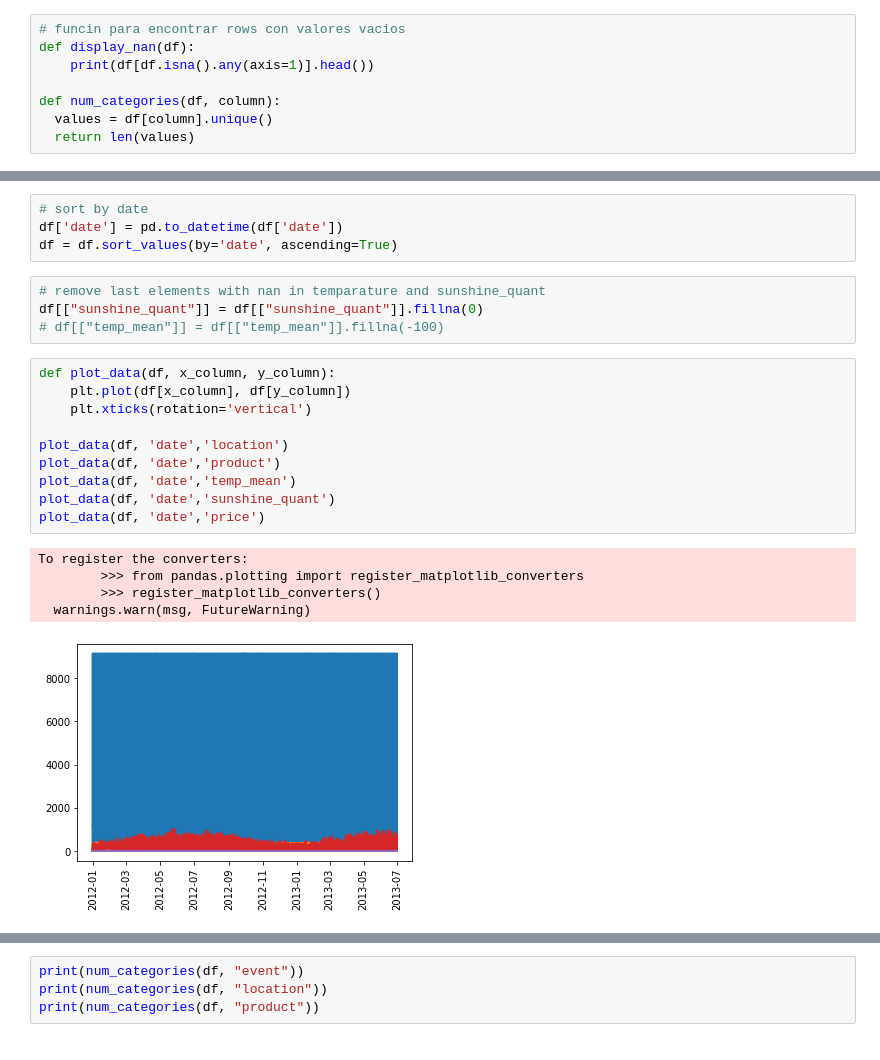
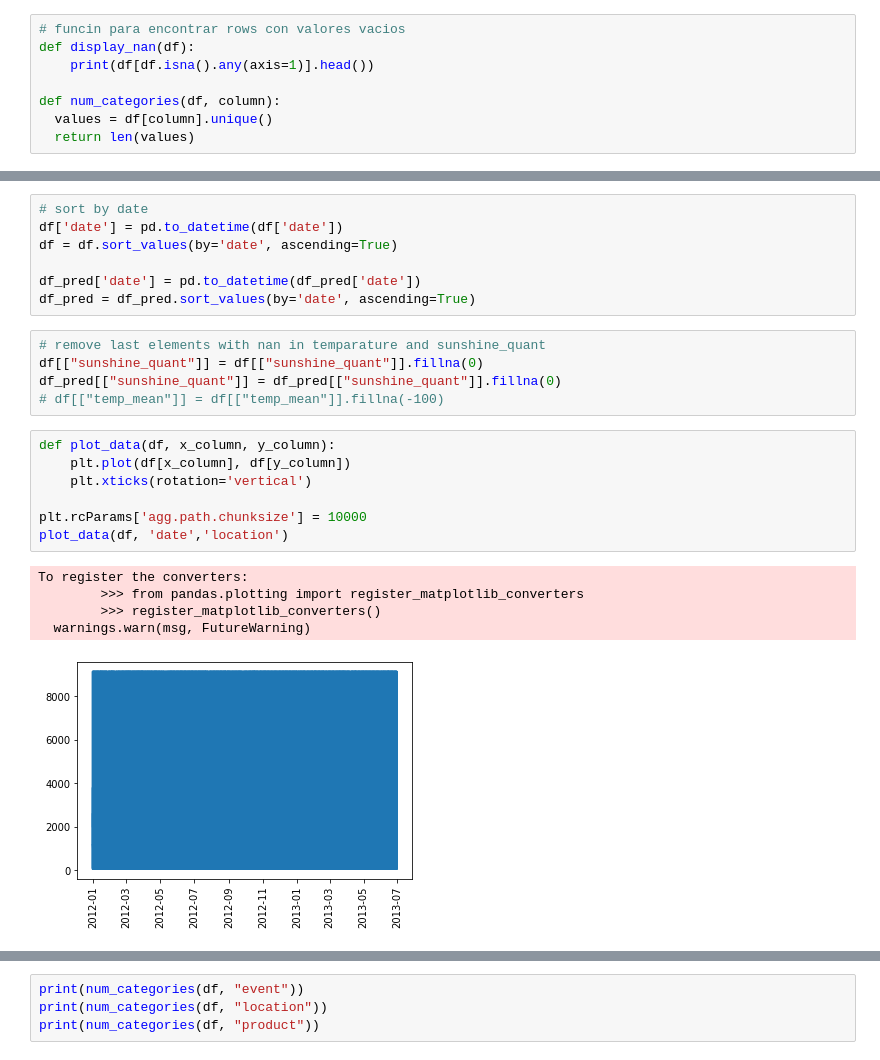
Before and after one commit to Infinity0106/jda_challenge, a Jupyter notebook: server/Untitled.ipynb, the cells around one changed output, grey strips where cells are left out. Saved outputs shown, nothing was run; the diff lists cells and outputs as text.

```diff
--- a/server/Untitled.ipynb
+++ b/server/Untitled.ipynb
@@ -77,23 +81,24 @@ print(df.head())
 # sort by date
 df['date'] = pd.to_datetime(df['date'])
 df = df.sort_values(by='date', ascending=True)
+
+df_pred['date'] = pd.to_datetime(df_pred['date'])
+df_pred = df_pred.sort_values(by='date', ascending=True)
 # %%
 # remove last elements with nan in temparature and sunshine_quant
 df[["sunshine_quant"]] = df[["sunshine_quant"]].fillna(0)
+df_pred[["sunshine_quant"]] = df_pred[["sunshine_quant"]].fillna(0)
 # df[["temp_mean"]] = df[["temp_mean"]].fillna(-100)
 # %%
 def plot_data(df, x_column, y_column):
     plt.plot(df[x_column], df[y_column])
     plt.xticks(rotation='vertical')
 
+plt.rcParams['agg.path.chunksize'] = 10000
 plot_data(df, 'date','location')
-plot_data(df, 'date','product')
-plot_data(df, 'date','temp_mean')
-plot_data(df, 'date','sunshine_quant')
-plot_data(df, 'date','price')
 # %% [output]
 To register the converters:
         >>> from pandas.plotting import register_matplotlib_converters
         >>> register_matplotlib_converters()
   warnings.warn(msg, FutureWarning)
-[figure, old version]
+[figure, new version]
```
Also changed, not shown: parts of 13 cells of this notebook, 5 other files.
